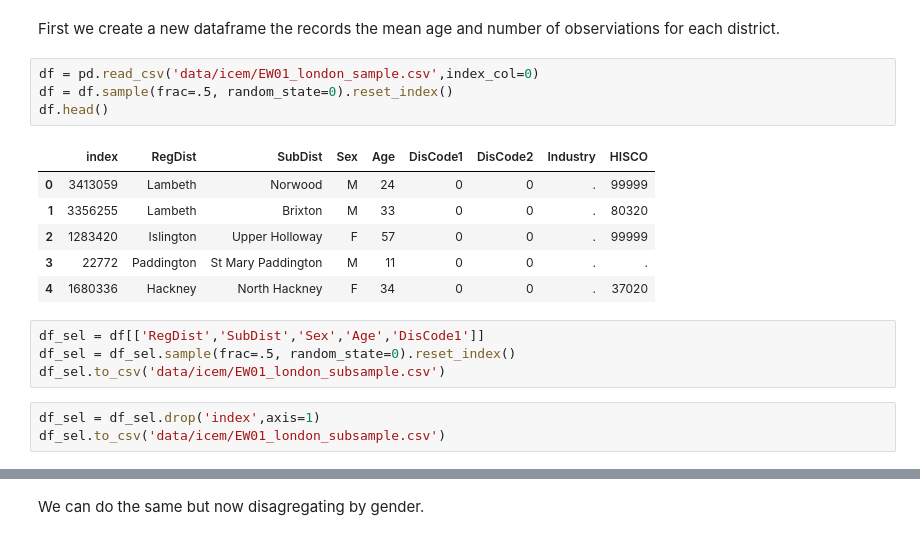
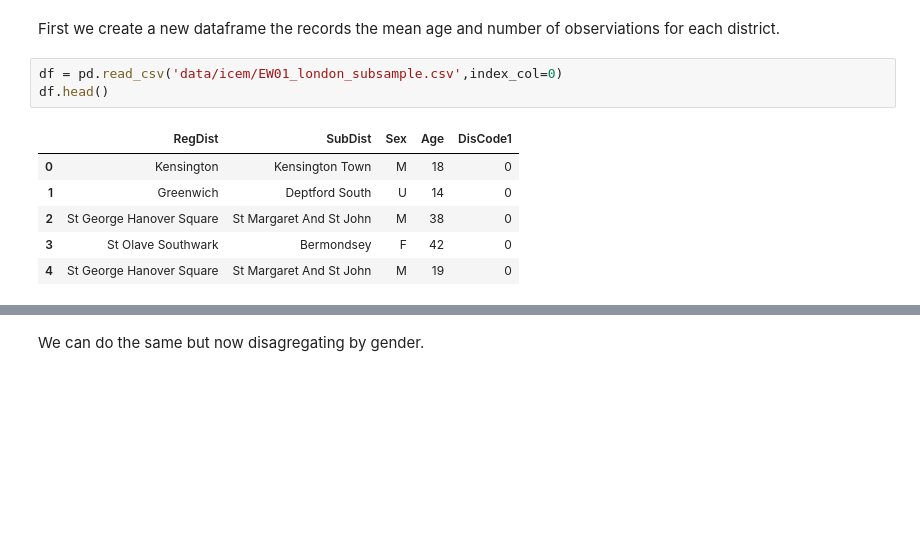
Before and after one commit to kasparvonbeelen/ghi_python, a Jupyter notebook: 10 - Modelling Linear Regression and GLMs.ipynb, the cells around one changed output, grey strips where cells are left out. Drawn from its saved outputs; the diff is of its cells as text; blank space fills up the shorter version.

```diff
--- a/10 - Modelling Linear Regression and GLMs.ipynb
+++ b/10 - Modelling Linear Regression and GLMs.ipynb
@@ -49,20 +38,12 @@ Before we turn to the actual analysis, let's discuss some common data wrangling
 # %% [markdown]
 First we create a new dataframe the records the mean age and number of observiations for each district.
 # %%
-df = pd.read_csv('data/icem/EW01_london_sample.csv',index_col=0)
-df = df.sample(frac=.5, random_state=0).reset_index()
+df = pd.read_csv('data/icem/EW01_london_subsample.csv',index_col=0)
 df.head()
 # %% [output]
-|  | index | RegDist | SubDist | Sex | Age | DisCode1 | DisCode2 | Industry | HISCO |
-| 0 | 3413059 | Lambeth | Norwood | M | 24 | 0 | 0 | . | 99999 |
-| 1 | 3356255 | Lambeth | Brixton | M | 33 | 0 | 0 | . | 80320 |
-| 2 | 1283420 | Islington | Upper Holloway | F | 57 | 0 | 0 | . | 99999 |
-| 3 | 22772 | Paddington | St Mary Paddington | M | 11 | 0 | 0 | . | . |
-| 4 | 1680336 | Hackney | North Hackney | F | 34 | 0 | 0 | . | 37020 |
+|  | RegDist | SubDist | Sex | Age | DisCode1 |
+| 0 | Kensington | Kensington Town | M | 18 | 0 |
+| 1 | Greenwich | Deptford South | U | 14 | 0 |
+| 2 | St George Hanover Square | St Margaret And St John | M | 38 | 0 |
+| 3 | St Olave Southwark | Bermondsey | F | 42 | 0 |
+| 4 | St George Hanover Square | St Margaret And St John | M | 19 | 0 |
-# %%
-df_sel = df[['RegDist','SubDist','Sex','Age','DisCode1']]
-df_sel = df_sel.sample(frac=.5, random_state=0).reset_index()
-df_sel.to_csv('data/icem/EW01_london_subsample.csv')
-# %%
-df_sel = df_sel.drop('index',axis=1)
-df_sel.to_csv('data/icem/EW01_london_subsample.csv')
```
Also changed, not shown: parts of 75 cells of this notebook.
